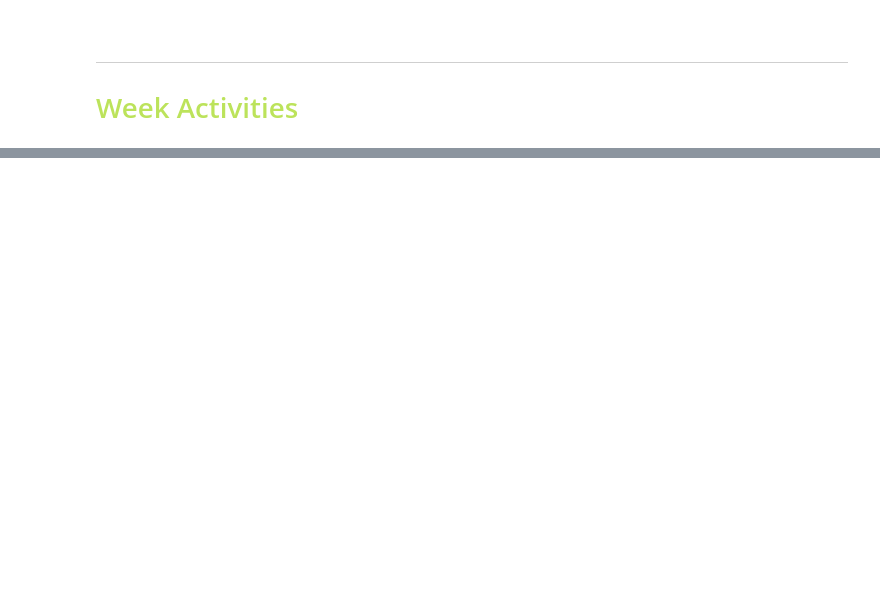
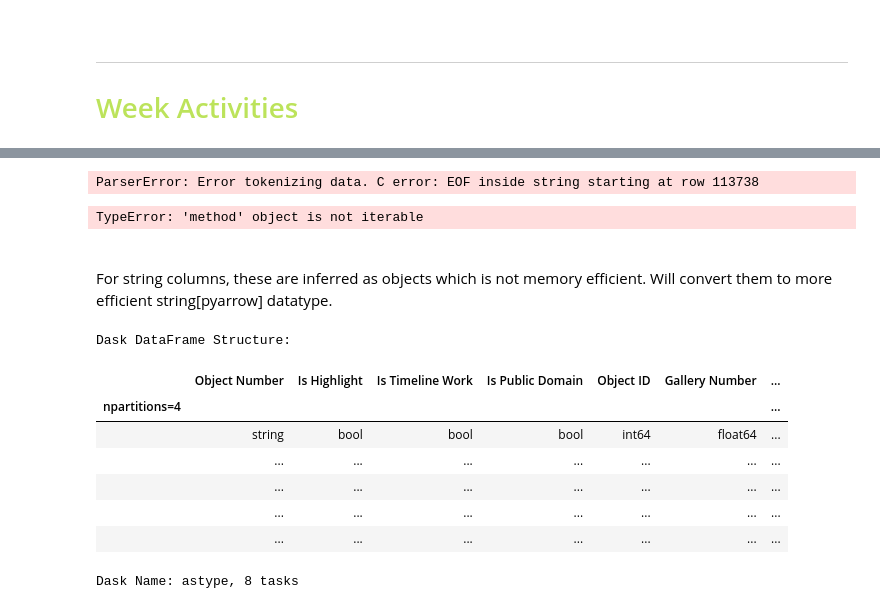
Before and after one commit to Hakuna-Patata/BU_MSDS_PTW, a Jupyter notebook: DSC 540 - Data Preparation/Week 7 & 8.ipynb, the cells around one changed output, grey strips where cells are left out. Drawn from its saved outputs; the diff is of its cells as text; code cells hidden in the pictures; blank space fills up the shorter version.

```diff
--- a/DSC 540 - Data Preparation/Week 7 & 8.ipynb
+++ b/DSC 540 - Data Preparation/Week 7 & 8.ipynb
@@ -178,0 +175,40 @@ fuzzy_match_df(col1, col2, threshold=70, fuzz_type='token_sort_ratio')
+# %%
+ddf.AccessionYear.isna().compute()
+# %% [output]
+ParserError: Error tokenizing data. C error: EOF inside string starting at row 113738
+# %%
+null_col_dict = {}
+
+for col in ddf.columns:
+    null_col_dict[col] = sum(ddf.isna)
+
+null_col_dict
+# %% [output]
+TypeError: 'method' object is not iterable
+# %% [markdown]
+<br>
+
+For string columns, these are inferred as objects which is not memory efficient. Will convert them to more efficient string[pyarrow] datatype.
+# %%
+dtype_dict = dict(ddf.dtypes)  # create dictionary of columns:dtype
+
+for col, dtype in dtype_dict.items():
+    if dtype==object:  # if object then replace dtype in dtype dict with string[pyarrow]
+        dtype_dict[col]="string[pyarrow]"
+    else:
+        continue
+
+
+ddf = ddf.astype(dtype_dict)
+
+ddf
+# %% [output]
+Dask DataFrame Structure:
+|  | Object Number | Is Highlight | Is Timeline Work | Is Public Domain | Object ID | Gallery Number | ... |
+| npartitions=4 |  |  |  |  |  |  | ... |
+|  | string | bool | bool | bool | int64 | float64 | ... |
+|  | ... | ... | ... | ... | ... | ... | ... |
+|  | ... | ... | ... | ... | ... | ... | ... |
+|  | ... | ... | ... | ... | ... | ... | ... |
+|  | ... | ... | ... | ... | ... | ... | ... |
+Dask Name: astype, 8 tasks
```
Also changed, not shown: parts of 16 cells of this notebook.
